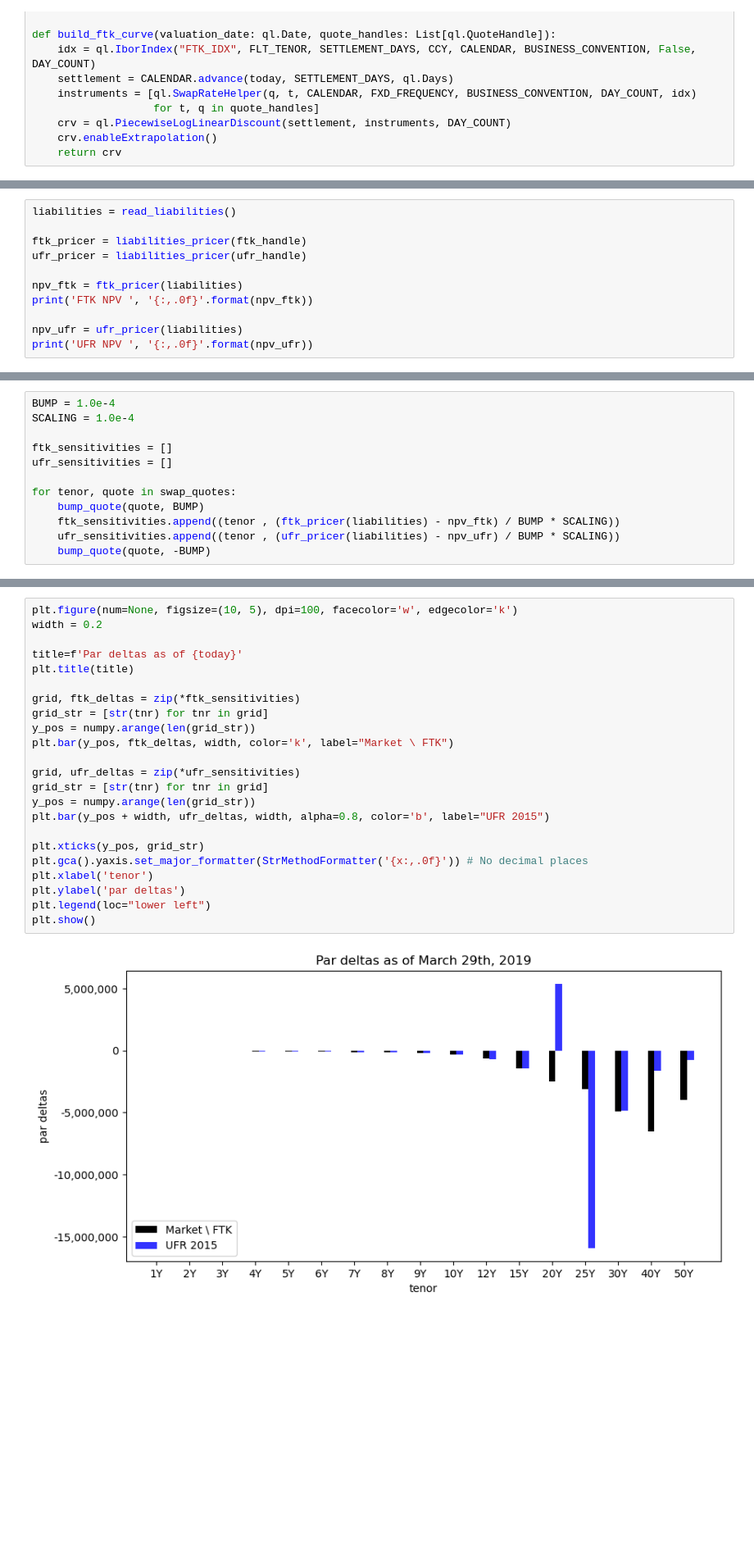
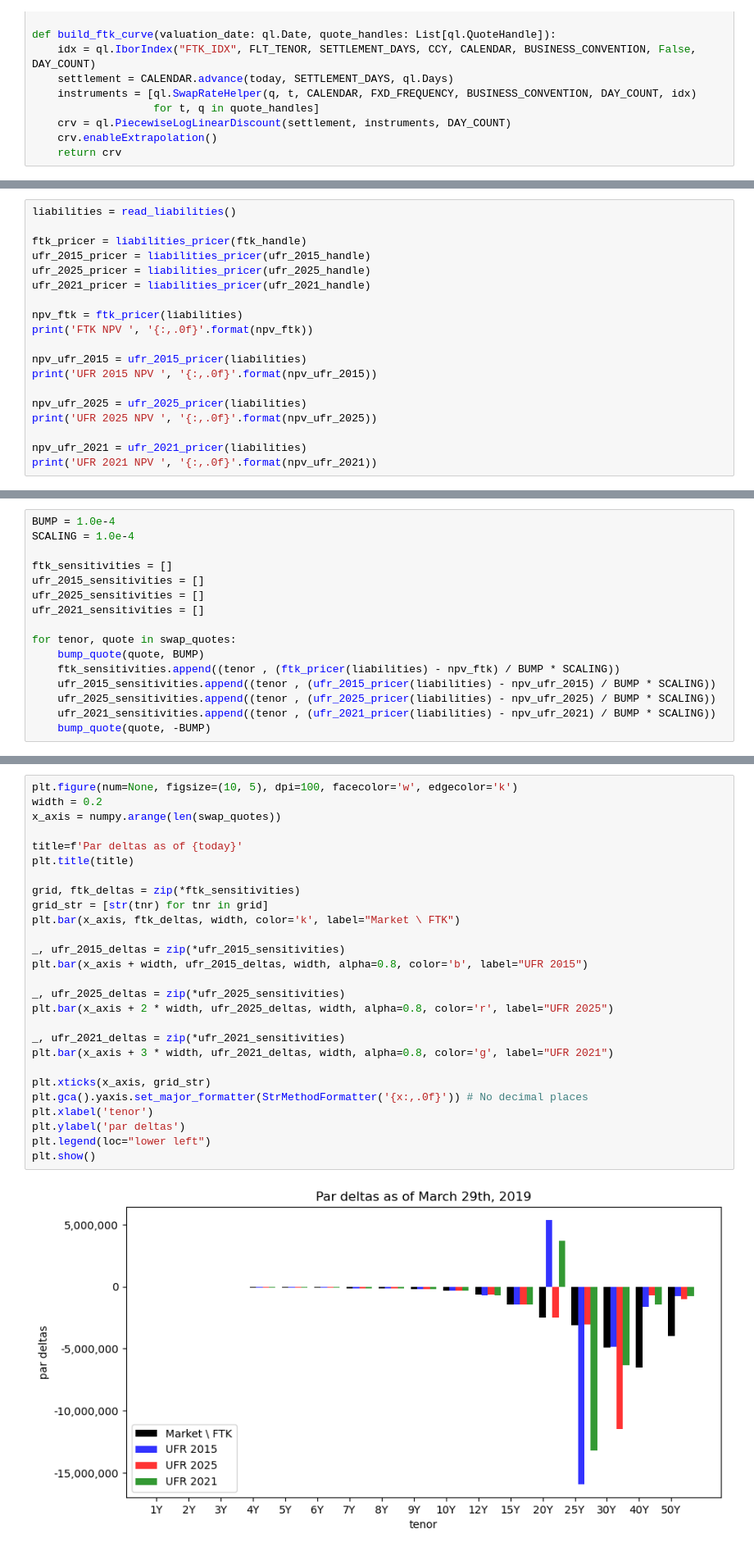
Before and after one commit to basis-point/jupyter-examples, a Jupyter notebook: ufr_example.ipynb, the cells around one changed output, grey strips where cells are left out. Shown at 82% size. Drawn from its saved outputs; the diff is of its cells as text; blank space fills up the shorter version.

```diff
--- a/ufr_example.ipynb
+++ b/ufr_example.ipynb
@@ -141,12 +212,20 @@ ufr_handle = ql.YieldTermStructureHandle(ufr_crv)
 liabilities = read_liabilities()
 
 ftk_pricer = liabilities_pricer(ftk_handle)
-ufr_pricer = liabilities_pricer(ufr_handle)
+ufr_2015_pricer = liabilities_pricer(ufr_2015_handle)
+ufr_2025_pricer = liabilities_pricer(ufr_2025_handle)
+ufr_2021_pricer = liabilities_pricer(ufr_2021_handle)
 
 npv_ftk = ftk_pricer(liabilities)
 print('FTK NPV ', '{:,.0f}'.format(npv_ftk))
 
-npv_ufr = ufr_pricer(liabilities)
-print('UFR NPV ', '{:,.0f}'.format(npv_ufr))
+npv_ufr_2015 = ufr_2015_pricer(liabilities)
+print('UFR 2015 NPV ', '{:,.0f}'.format(npv_ufr_2015))
+
+npv_ufr_2025 = ufr_2025_pricer(liabilities)
+print('UFR 2025 NPV ', '{:,.0f}'.format(npv_ufr_2025))
+
+npv_ufr_2021 = ufr_2021_pricer(liabilities)
+print('UFR 2021 NPV ', '{:,.0f}'.format(npv_ufr_2021))
 # %% [output]
 FTK NPV  10,850,150,960
@@ -156,12 +237,16 @@ BUMP = 1.0e-4
 SCALING = 1.0e-4
 
 ftk_sensitivities = []
-ufr_sensitivities = []
+ufr_2015_sensitivities = []
+ufr_2025_sensitivities = []
+ufr_2021_sensitivities = []
 
 for tenor, quote in swap_quotes:
     bump_quote(quote, BUMP)
     ftk_sensitivities.append((tenor , (ftk_pricer(liabilities) - npv_ftk) / BUMP * SCALING))
-    ufr_sensitivities.append((tenor , (ufr_pricer(liabilities) - npv_ufr) / BUMP * SCALING))
+    ufr_2015_sensitivities.append((tenor , (ufr_2015_pricer(liabilities) - npv_ufr_2015) / BUMP * SCALING))
+    ufr_2025_sensitivities.append((tenor , (ufr_2025_pricer(liabilities) - npv_ufr_2025) / BUMP * SCALING))
+    ufr_2021_sensitivities.append((tenor , (ufr_2021_pricer(liabilities) - npv_ufr_2021) / BUMP * SCALING))
     bump_quote(quote, -BUMP)
 # %%
 tenors = [ql.PeriodParser.parse(str(i) + 'y') for i in range(1, 101)]
@@ -184,26 +275,30 @@ plt.show()
 # %%
 plt.figure(num=None, figsize=(10, 5), dpi=100, facecolor='w', edgecolor='k')
 width = 0.2
+x_axis = numpy.arange(len(swap_quotes))
 
 title=f'Par deltas as of {today}'
 plt.title(title)
 
 grid, ftk_deltas = zip(*ftk_sensitivities)
 grid_str = [str(tnr) for tnr in grid]
-y_pos = numpy.arange(len(grid_str))
-plt.bar(y_pos, ftk_deltas, width, color='k', label="Market \ FTK")
+plt.bar(x_axis, ftk_deltas, width, color='k', label="Market \ FTK")
 
-grid, ufr_deltas = zip(*ufr_sensitivities)
-grid_str = [str(tnr) for tnr in grid]
-y_pos = numpy.arange(len(grid_str))
-plt.bar(y_pos + width, ufr_deltas, width, alpha=0.8, color='b', label="UFR 2015")
+_, ufr_2015_deltas = zip(*ufr_2015_sensitivities)
+plt.bar(x_axis + width, ufr_2015_deltas, width, alpha=0.8, color='b', label="UFR 2015")
 
-plt.xticks(y_pos, grid_str)
+_, ufr_2025_deltas = zip(*ufr_2025_sensitivities)
+plt.bar(x_axis + 2 * width, ufr_2025_deltas, width, alpha=0.8, color='r', label="UFR 2025")
+
+_, ufr_2021_deltas = zip(*ufr_2021_sensitivities)
+plt.bar(x_axis + 3 * width, ufr_2021_deltas, width, alpha=0.8, color='g', label="UFR 2021")
+
+plt.xticks(x_axis, grid_str)
 plt.gca().yaxis.set_major_formatter(StrMethodFormatter('{x:,.0f}')) # No decimal places
 plt.xlabel('tenor')
 plt.ylabel('par deltas')
 plt.legend(loc="lower left")
 plt.show()
 # %% [output]
-[figure, old version]
+[figure, new version]
 # %%
```
Also changed, not shown: parts of 12 cells of this notebook.
